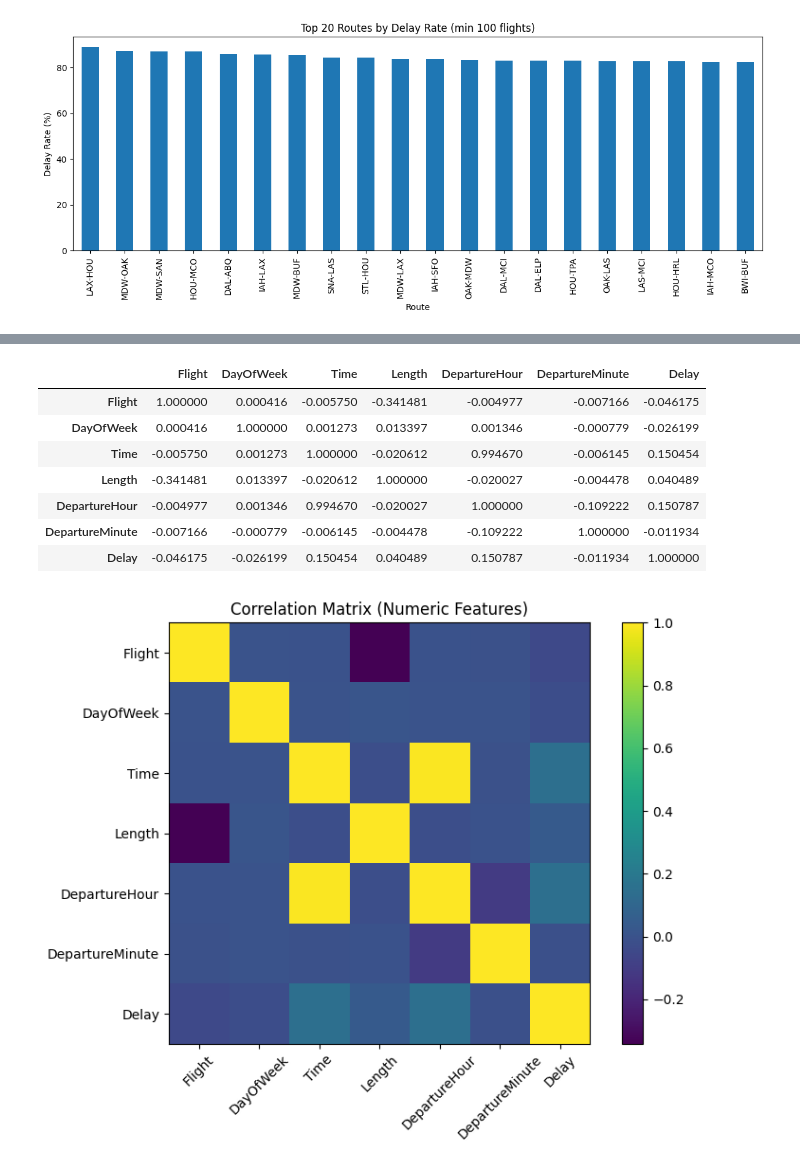
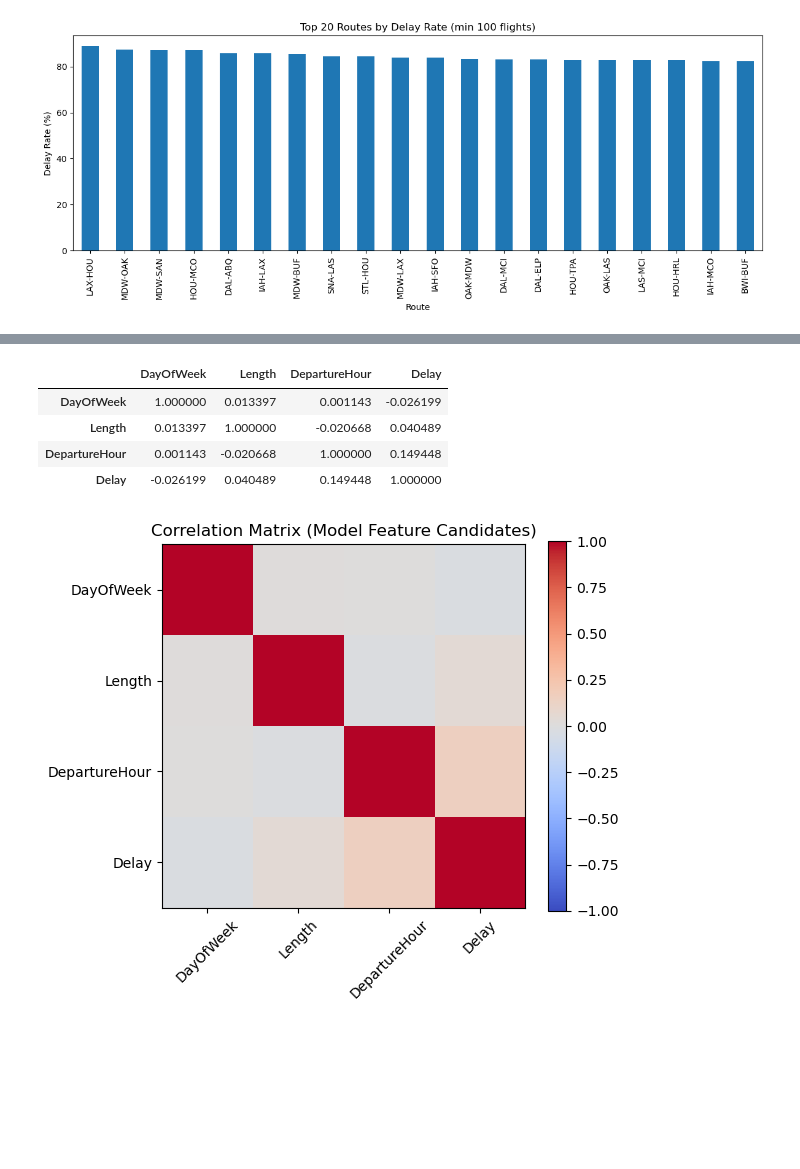
Before and after one commit to marcoaherrmann/AIOps, a Jupyter notebook: notebooks/01_eda.ipynb, the cells around one changed output, grey strips where cells are left out. Cells and saved outputs as stored; diff of their text form; code cells hidden in the pictures; blank space fills up the shorter version.

```diff
--- a/notebooks/01_eda.ipynb
+++ b/notebooks/01_eda.ipynb
@@ -154,12 +148,10 @@ display(unique_values)
 # %%
-# =========================================
 # 7. Feature engineering for EDA
-# =========================================
-# Time is in HHMM format, e.g. 1330 -> 13:30
+# Time is minutes since midnight (0 = 00:00, 1439 = 23:59)
 df_eda = df.copy()
 
-df_eda["DepartureHour"] = df_eda["Time"] // 100
-df_eda["DepartureMinute"] = df_eda["Time"] % 100
+df_eda["DepartureHour"] = df_eda["Time"] // 60 # Integer division gives the hours part.
+df_eda["DepartureMinute"] = df_eda["Time"] % 60 # Modulo operator gives the remainder after division, which is the minutes part.
 df_eda["IsWeekend"] = df_eda["DayOfWeek"].isin([6, 7]).astype(int)
 
 print(df_eda[["Time", "DepartureHour", "DepartureMinute", "IsWeekend"]].head())
@@ -545,28 +506,25 @@ Total rows: 539383
 # %%
-# =========================================
 # 19. Correlation for numeric columns
-# =========================================
-numeric_cols = ["Flight", "DayOfWeek", "Time", "Length", "DepartureHour", "DepartureMinute", "Delay"]
+# Only include final candidate model features + target.
+# Time, Flight, and DepartureMinute are excluded (dropped before modeling).
+numeric_cols = ["DayOfWeek", "Length", "DepartureHour", "Delay"]
 
 corr = df_eda[numeric_cols].corr(numeric_only=True)
 display(corr)
 
-plt.figure(figsize=(8, 6))
-plt.imshow(corr, interpolation="nearest")
-plt.title("Correlation Matrix (Numeric Features)")
+plt.figure(figsize=(6, 5))
+plt.imshow(corr, interpolation="nearest", vmin=-1, vmax=1, cmap="coolwarm")
+plt.title("Correlation Matrix (Model Feature Candidates)")
 plt.colorbar()
 plt.xticks(range(len(corr.columns)), corr.columns, rotation=45)
 plt.yticks(range(len(corr.columns)), corr.columns)
 plt.tight_layout()
 plt.show()
 # %% [output]
-|  | Flight | DayOfWeek | Time | Length | DepartureHour | DepartureMinute | Delay |
-| Flight | 1.000000 | 0.000416 | -0.005750 | -0.341481 | -0.004977 | -0.007166 | -0.046175 |
-| DayOfWeek | 0.000416 | 1.000000 | 0.001273 | 0.013397 | 0.001346 | -0.000779 | -0.026199 |
-| Time | -0.005750 | 0.001273 | 1.000000 | -0.020612 | 0.994670 | -0.006145 | 0.150454 |
-| Length | -0.341481 | 0.013397 | -0.020612 | 1.000000 | -0.020027 | -0.004478 | 0.040489 |
-| DepartureHour | -0.004977 | 0.001346 | 0.994670 | -0.020027 | 1.000000 | -0.109222 | 0.150787 |
-| DepartureMinute | -0.007166 | -0.000779 | -0.006145 | -0.004478 | -0.109222 | 1.000000 | -0.011934 |
-| Delay | -0.046175 | -0.026199 | 0.150454 | 0.040489 | 0.150787 | -0.011934 | 1.000000 |
+|  | DayOfWeek | Length | DepartureHour | Delay |
+| DayOfWeek | 1.000000 | 0.013397 | 0.001143 | -0.026199 |
+| Length | 0.013397 | 1.000000 | -0.020668 | 0.040489 |
+| DepartureHour | 0.001143 | -0.020668 | 1.000000 | 0.149448 |
+| Delay | -0.026199 | 0.040489 | 0.149448 | 1.000000 |
-[figure, old version]
+[figure, new version]
 # %%
```
Also changed, not shown: parts of 25 cells of this notebook, 1 other file.
